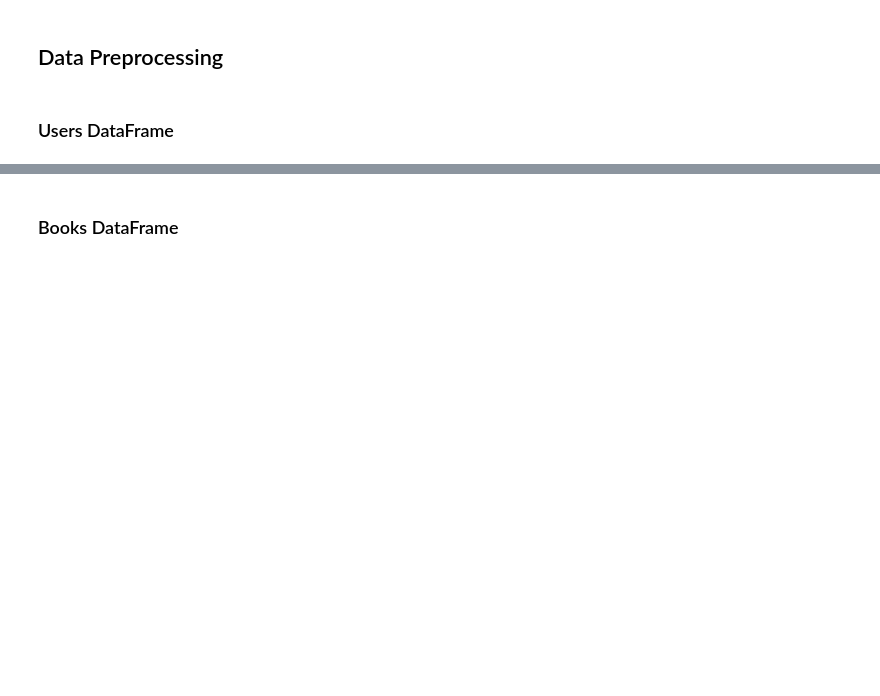
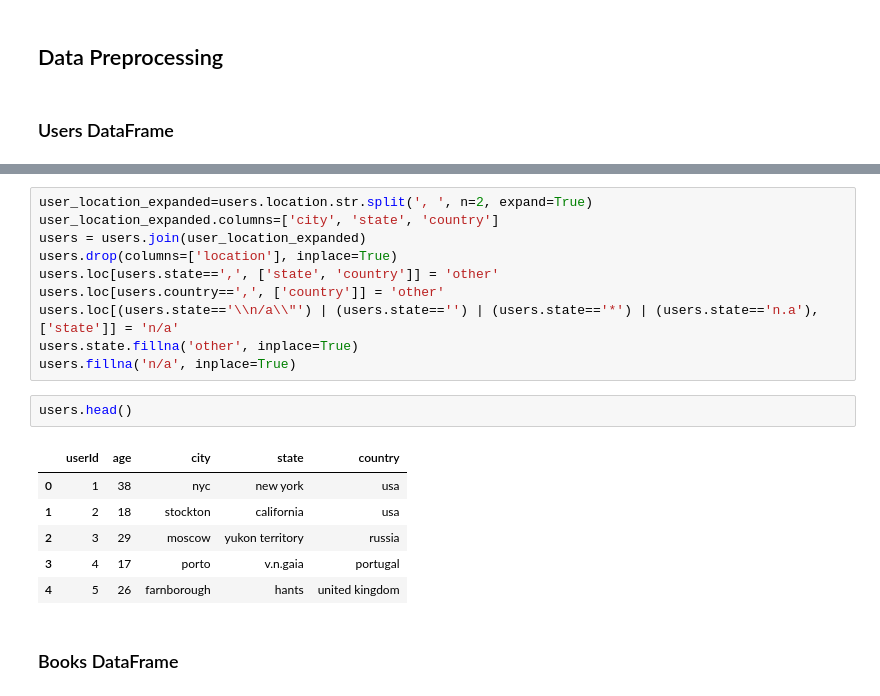
Before and after one commit to mohsenMahmoodzadeh/book-crossing-recommender-system, a Jupyter notebook: Data_Preprocessing.ipynb, the cells around one changed output, grey strips where cells are left out. Cells and saved outputs as stored; diff of their text form; blank space fills up the shorter version.

```diff
--- a/Data_Preprocessing.ipynb
+++ b/Data_Preprocessing.ipynb
@@ -35,3 +116,22 @@ The shape of Books is: (271360, 8)
+# %%
+user_location_expanded=users.location.str.split(', ', n=2, expand=True)
+user_location_expanded.columns=['city', 'state', 'country']
+users = users.join(user_location_expanded)
+users.drop(columns=['location'], inplace=True)
+users.loc[users.state==',', ['state', 'country']] = 'other'
+users.loc[users.country==',', ['country']] = 'other'
+users.loc[(users.state=='\\n/a\\"') | (users.state=='') | (users.state=='*') | (users.state=='n.a'), ['state']] = 'n/a'
+users.state.fillna('other', inplace=True)
+users.fillna('n/a', inplace=True)
+# %%
+users.head()
+# %% [output]
+|  | userId | age | city | state | country |
+| 0 | 1 | 38 | nyc | new york | usa |
+| 1 | 2 | 18 | stockton | california | usa |
+| 2 | 3 | 29 | moscow | yukon territory | russia |
+| 3 | 4 | 17 | porto | v.n.gaia | portugal |
+| 4 | 5 | 26 | farnborough | hants | united kingdom |
 # %% [markdown]
 ### Books DataFrame
 # %% [markdown]
```
Also changed, not shown: parts of 7 cells of this notebook, 1 other file.
